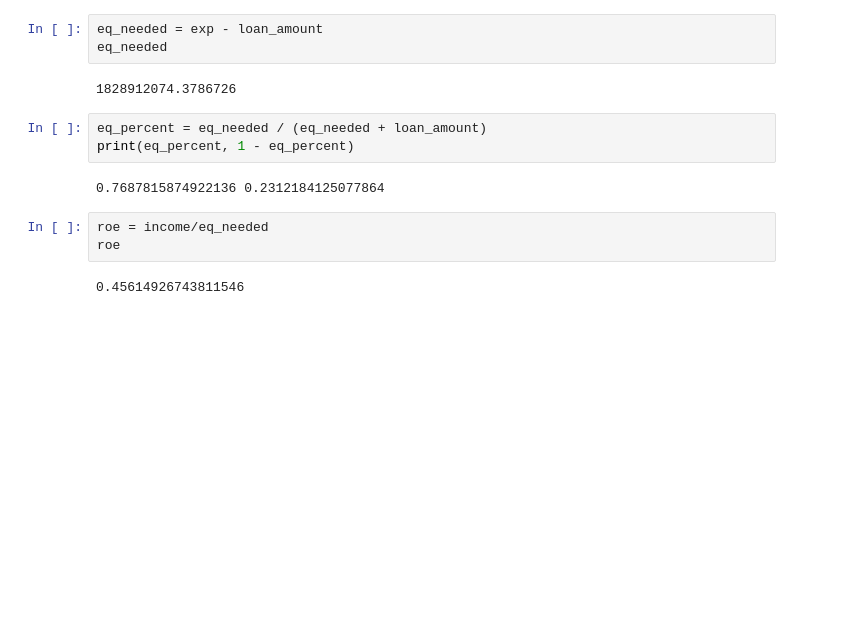
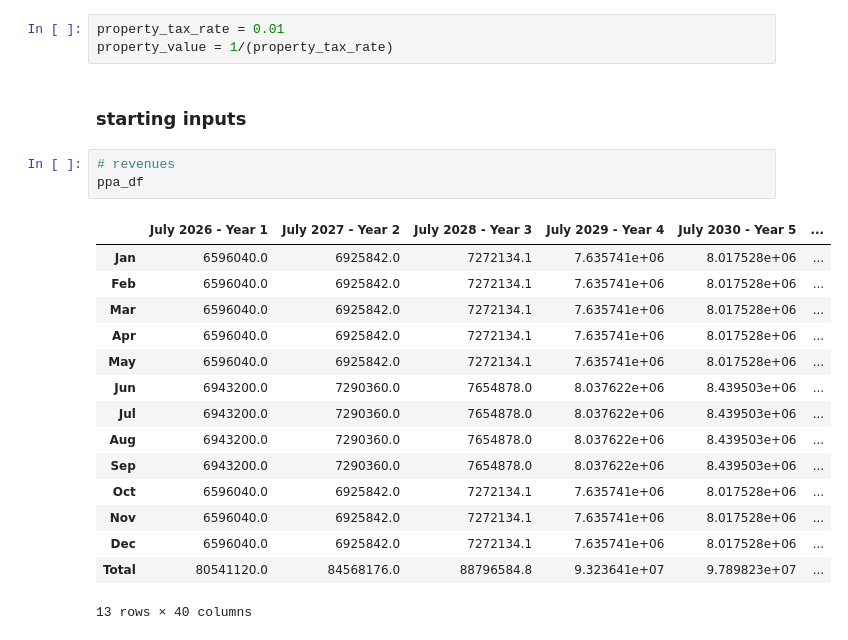
Before and after one commit to juliet29/projectFinance, a Jupyter notebook: analysis/eval.ipynb, the cells around one changed output. Saved outputs shown, nothing was run; the diff lists cells and outputs as text; blank space fills up the shorter version.

```diff
--- a/analysis/eval.ipynb
+++ b/analysis/eval.ipynb
@@ -113,15 +10,24 @@ exp
-# %%
-eq_needed = exp - loan_amount
-eq_needed
-# %% [output]
-1828912074.3786726
-# %%
-eq_percent = eq_needed / (eq_needed + loan_amount)
-print(eq_percent, 1 - eq_percent)
-# %% [output]
-0.7687815874922136 0.2312184125077864
-# %%
-roe = income/eq_needed
-roe
-# %% [output]
-0.45614926743811546
+# %%
+property_tax_rate = 0.01
+property_value = 1/(property_tax_rate)
+# %% [markdown]
+### starting inputs
+# %%
+# revenues
+ppa_df
+# %% [output]
+|  | July 2026 - Year 1 | July 2027 - Year 2 | July 2028 - Year 3 | July 2029 - Year 4 | July 2030 - Year 5 | ... |
+| Jan | 6596040.0 | 6925842.0 | 7272134.1 | 7.635741e+06 | 8.017528e+06 | ... |
+| Feb | 6596040.0 | 6925842.0 | 7272134.1 | 7.635741e+06 | 8.017528e+06 | ... |
+| Mar | 6596040.0 | 6925842.0 | 7272134.1 | 7.635741e+06 | 8.017528e+06 | ... |
+| Apr | 6596040.0 | 6925842.0 | 7272134.1 | 7.635741e+06 | 8.017528e+06 | ... |
+| May | 6596040.0 | 6925842.0 | 7272134.1 | 7.635741e+06 | 8.017528e+06 | ... |
+| Jun | 6943200.0 | 7290360.0 | 7654878.0 | 8.037622e+06 | 8.439503e+06 | ... |
+| Jul | 6943200.0 | 7290360.0 | 7654878.0 | 8.037622e+06 | 8.439503e+06 | ... |
+| Aug | 6943200.0 | 7290360.0 | 7654878.0 | 8.037622e+06 | 8.439503e+06 | ... |
+| Sep | 6943200.0 | 7290360.0 | 7654878.0 | 8.037622e+06 | 8.439503e+06 | ... |
+| Oct | 6596040.0 | 6925842.0 | 7272134.1 | 7.635741e+06 | 8.017528e+06 | ... |
+| Nov | 6596040.0 | 6925842.0 | 7272134.1 | 7.635741e+06 | 8.017528e+06 | ... |
+| Dec | 6596040.0 | 6925842.0 | 7272134.1 | 7.635741e+06 | 8.017528e+06 | ... |
+| Total | 80541120.0 | 84568176.0 | 88796584.8 | 9.323641e+07 | 9.789823e+07 | ... |
+13 rows × 40 columns
```
Also changed, not shown: parts of 16 cells of this notebook, 5 other files.
